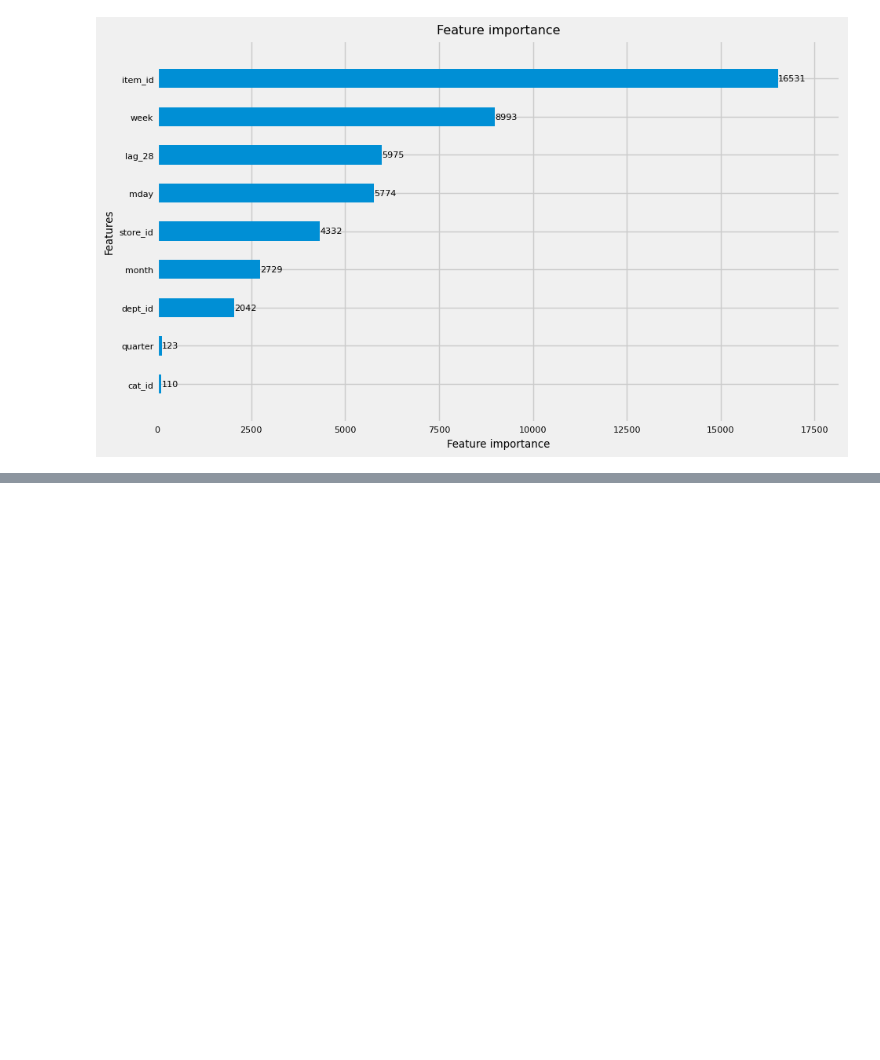
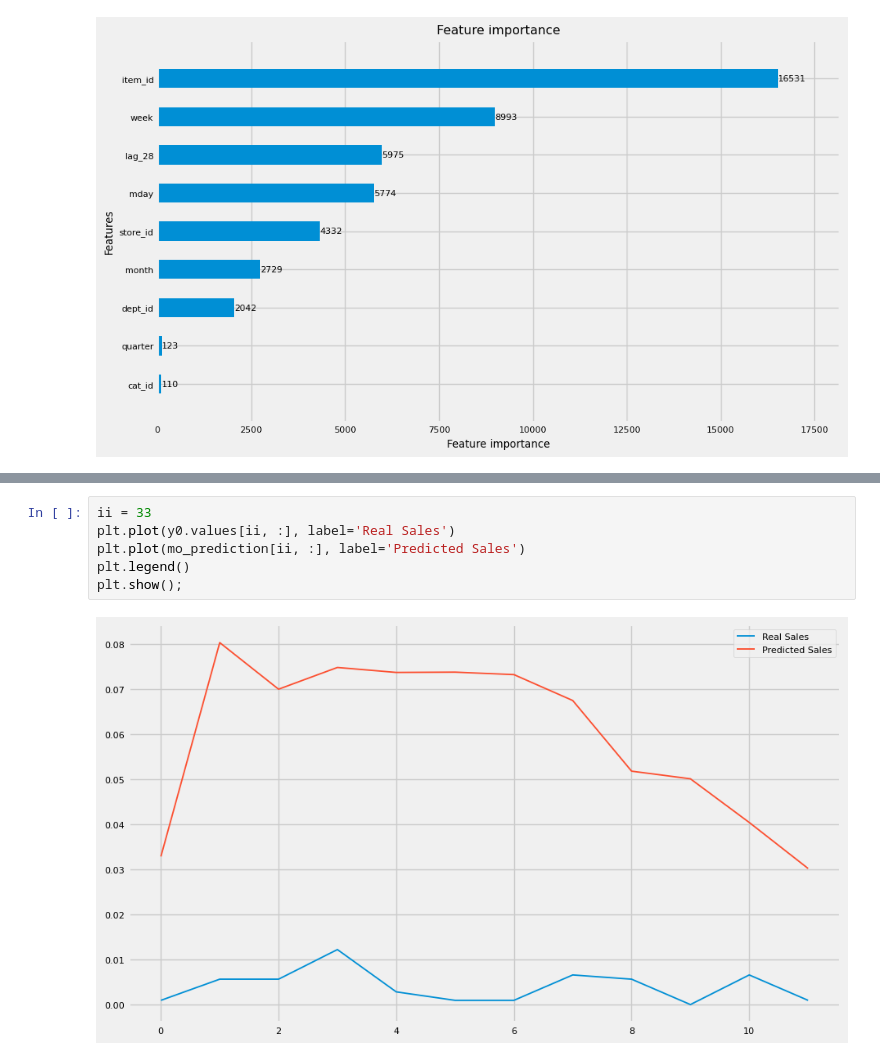
Before and after one commit to bachaudhry/time_series, a Jupyter notebook: ts_with_k/06_Sales_and_Demand_Forecasting.ipynb, the cells around one changed output, grey strips where cells are left out. Cells and saved outputs as stored; diff of their text form; blank space fills up the shorter version.

```diff
--- a/ts_with_k/06_Sales_and_Demand_Forecasting.ipynb
+++ b/ts_with_k/06_Sales_and_Demand_Forecasting.ipynb
@@ -632,0 +759,8 @@ lgb.plot_importance(model, height=0.5);
+# %%
+ii = 33
+plt.plot(y0.values[ii, :], label='Real Sales')
+plt.plot(mo_prediction[ii, :], label='Predicted Sales')
+plt.legend()
+plt.show();
+# %% [output]
+[figure, added]
```
Also changed, not shown: parts of 17 cells of this notebook.
